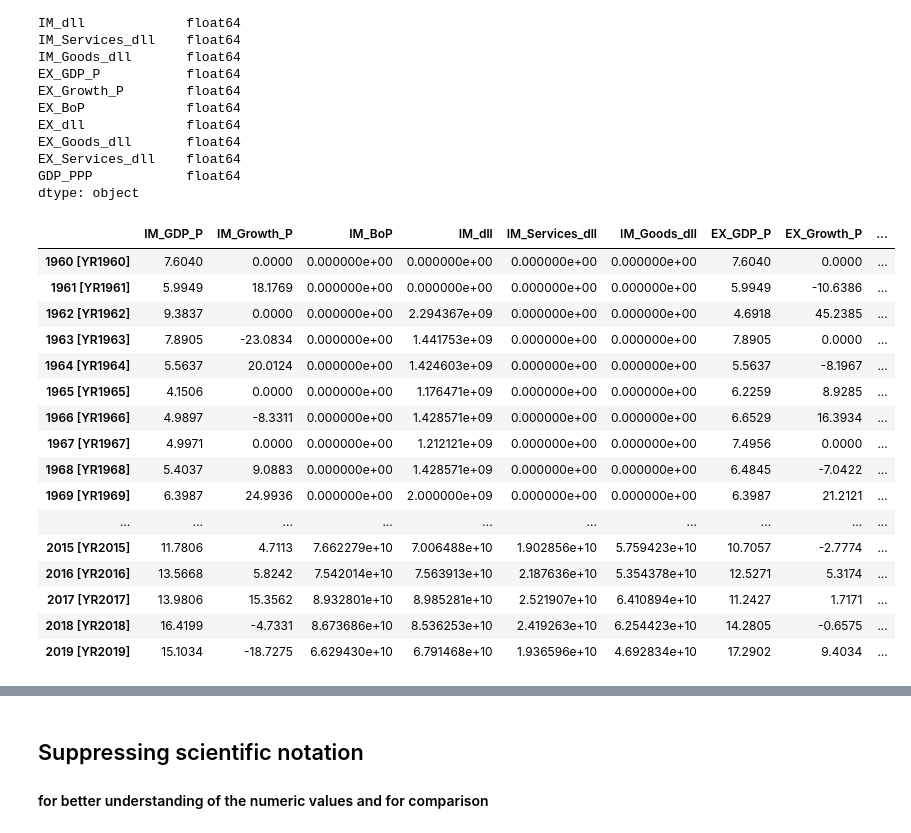
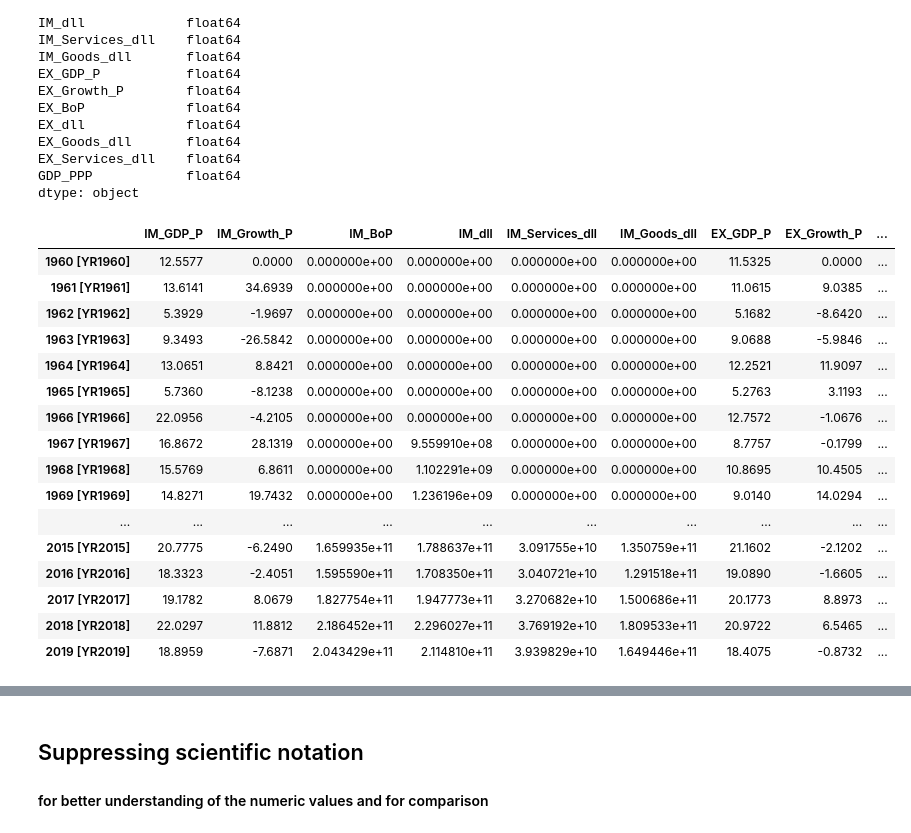
Before and after one commit to AndyRadCat/Country_Trade_EcoGrowth, a Jupyter notebook: Country_Openness_Cleaning.ipynb, the cells around one changed output, grey strips where cells are left out. Cells and saved outputs as stored; diff of their text form; code cells hidden in the pictures.

```diff
--- a/Country_Openness_Cleaning.ipynb
+++ b/Country_Openness_Cleaning.ipynb
@@ -468,24 +451,24 @@ EX_Services_dll    float64
 GDP_PPP            float64
 dtype: object
 # %%
-country['Argentina']
+country['Indonesia']
 # %% [output]
 |  | IM_GDP_P | IM_Growth_P | IM_BoP | IM_dll | IM_Services_dll | IM_Goods_dll | EX_GDP_P | EX_Growth_P | ... |
-| 1960 [YR1960] | 7.6040 | 0.0000 | 0.000000e+00 | 0.000000e+00 | 0.000000e+00 | 0.000000e+00 | 7.6040 | 0.0000 | ... |
-| 1961 [YR1961] | 5.9949 | 18.1769 | 0.000000e+00 | 0.000000e+00 | 0.000000e+00 | 0.000000e+00 | 5.9949 | -10.6386 | ... |
-| 1962 [YR1962] | 9.3837 | 0.0000 | 0.000000e+00 | 2.294367e+09 | 0.000000e+00 | 0.000000e+00 | 4.6918 | 45.2385 | ... |
-| 1963 [YR1963] | 7.8905 | -23.0834 | 0.000000e+00 | 1.441753e+09 | 0.000000e+00 | 0.000000e+00 | 7.8905 | 0.0000 | ... |
-| 1964 [YR1964] | 5.5637 | 20.0124 | 0.000000e+00 | 1.424603e+09 | 0.000000e+00 | 0.000000e+00 | 5.5637 | -8.1967 | ... |
-| 1965 [YR1965] | 4.1506 | 0.0000 | 0.000000e+00 | 1.176471e+09 | 0.000000e+00 | 0.000000e+00 | 6.2259 | 8.9285 | ... |
-| 1966 [YR1966] | 4.9897 | -8.3311 | 0.000000e+00 | 1.428571e+09 | 0.000000e+00 | 0.000000e+00 | 6.6529 | 16.3934 | ... |
-| 1967 [YR1967] | 4.9971 | 0.0000 | 0.000000e+00 | 1.212121e+09 | 0.000000e+00 | 0.000000e+00 | 7.4956 | 0.0000 | ... |
-| 1968 [YR1968] | 5.4037 | 9.0883 | 0.000000e+00 | 1.428571e+09 | 0.000000e+00 | 0.000000e+00 | 6.4845 | -7.0422 | ... |
-| 1969 [YR1969] | 6.3987 | 24.9936 | 0.000000e+00 | 2.000000e+09 | 0.000000e+00 | 0.000000e+00 | 6.3987 | 21.2121 | ... |
+| 1960 [YR1960] | 12.5577 | 0.0000 | 0.000000e+00 | 0.000000e+00 | 0.000000e+00 | 0.000000e+00 | 11.5325 | 0.0000 | ... |
+| 1961 [YR1961] | 13.6141 | 34.6939 | 0.000000e+00 | 0.000000e+00 | 0.000000e+00 | 0.000000e+00 | 11.0615 | 9.0385 | ... |
+| 1962 [YR1962] | 5.3929 | -1.9697 | 0.000000e+00 | 0.000000e+00 | 0.000000e+00 | 0.000000e+00 | 5.1682 | -8.6420 | ... |
+| 1963 [YR1963] | 9.3493 | -26.5842 | 0.000000e+00 | 0.000000e+00 | 0.000000e+00 | 0.000000e+00 | 9.0688 | -5.9846 | ... |
+| 1964 [YR1964] | 13.0651 | 8.8421 | 0.000000e+00 | 0.000000e+00 | 0.000000e+00 | 0.000000e+00 | 12.2521 | 11.9097 | ... |
+| 1965 [YR1965] | 5.7360 | -8.1238 | 0.000000e+00 | 0.000000e+00 | 0.000000e+00 | 0.000000e+00 | 5.2763 | 3.1193 | ... |
+| 1966 [YR1966] | 22.0956 | -4.2105 | 0.000000e+00 | 0.000000e+00 | 0.000000e+00 | 0.000000e+00 | 12.7572 | -1.0676 | ... |
+| 1967 [YR1967] | 16.8672 | 28.1319 | 0.000000e+00 | 9.559910e+08 | 0.000000e+00 | 0.000000e+00 | 8.7757 | -0.1799 | ... |
+| 1968 [YR1968] | 15.5769 | 6.8611 | 0.000000e+00 | 1.102291e+09 | 0.000000e+00 | 0.000000e+00 | 10.8695 | 10.4505 | ... |
+| 1969 [YR1969] | 14.8271 | 19.7432 | 0.000000e+00 | 1.236196e+09 | 0.000000e+00 | 0.000000e+00 | 9.0140 | 14.0294 | ... |
 | ... | ... | ... | ... | ... | ... | ... | ... | ... | ... |
-| 2015 [YR2015] | 11.7806 | 4.7113 | 7.662279e+10 | 7.006488e+10 | 1.902856e+10 | 5.759423e+10 | 10.7057 | -2.7774 | ... |
-| 2016 [YR2016] | 13.5668 | 5.8242 | 7.542014e+10 | 7.563913e+10 | 2.187636e+10 | 5.354378e+10 | 12.5271 | 5.3174 | ... |
-| 2017 [YR2017] | 13.9806 | 15.3562 | 8.932801e+10 | 8.985281e+10 | 2.521907e+10 | 6.410894e+10 | 11.2427 | 1.7171 | ... |
-| 2018 [YR2018] | 16.4199 | -4.7331 | 8.673686e+10 | 8.536253e+10 | 2.419263e+10 | 6.254423e+10 | 14.2805 | -0.6575 | ... |
-| 2019 [YR2019] | 15.1034 | -18.7275 | 6.629430e+10 | 6.791468e+10 | 1.936596e+10 | 4.692834e+10 | 17.2902 | 9.4034 | ... |
+| 2015 [YR2015] | 20.7775 | -6.2490 | 1.659935e+11 | 1.788637e+11 | 3.091755e+10 | 1.350759e+11 | 21.1602 | -2.1202 | ... |
+| 2016 [YR2016] | 18.3323 | -2.4051 | 1.595590e+11 | 1.708350e+11 | 3.040721e+10 | 1.291518e+11 | 19.0890 | -1.6605 | ... |
+| 2017 [YR2017] | 19.1782 | 8.0679 | 1.827754e+11 | 1.947773e+11 | 3.270682e+10 | 1.500686e+11 | 20.1773 | 8.8973 | ... |
+| 2018 [YR2018] | 22.0297 | 11.8812 | 2.186452e+11 | 2.296027e+11 | 3.769192e+10 | 1.809533e+11 | 20.9722 | 6.5465 | ... |
+| 2019 [YR2019] | 18.8959 | -7.6871 | 2.043429e+11 | 2.114810e+11 | 3.939829e+10 | 1.649446e+11 | 18.4075 | -0.8732 | ... |
 # %%
 pd.reset_option("display.max_rows")
```
Also changed, not shown: parts of 23 cells of this notebook, 1 other file.
